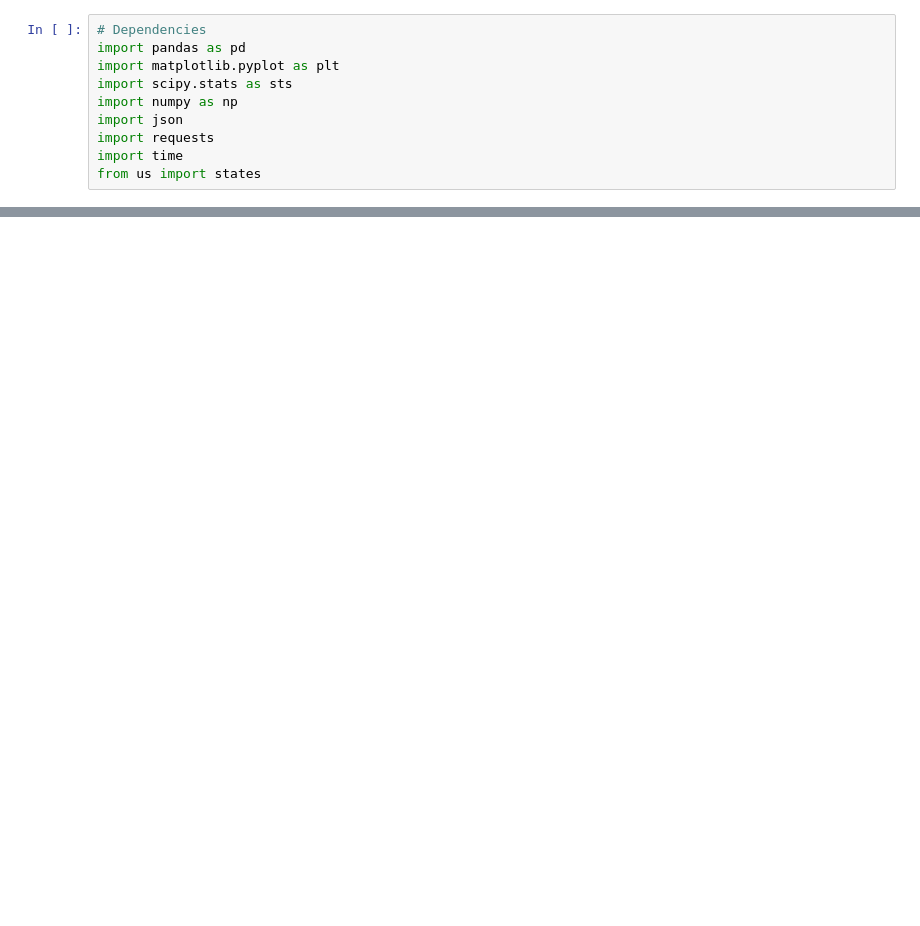
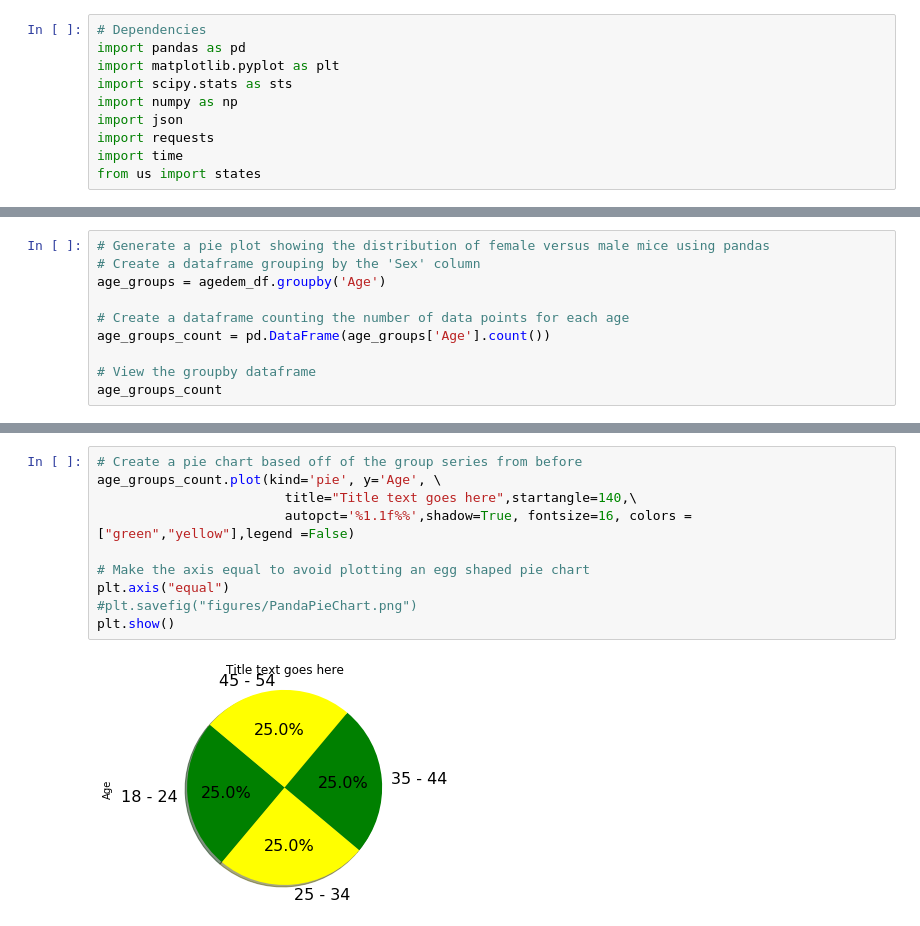
Before and after one commit to darkulzer/Project_1, a Jupyter notebook: Project1_Group2.ipynb, the cells around one changed output, grey strips where cells are left out. Cells and saved outputs as stored; diff of their text form; blank space fills up the shorter version.

```diff
--- a/Project1_Group2.ipynb
+++ b/Project1_Group2.ipynb
@@ -53,0 +57,10 @@ agedem_df.head()
+# %%
+# Generate a pie plot showing the distribution of female versus male mice using pandas
+# Create a dataframe grouping by the 'Sex' column
+age_groups = agedem_df.groupby('Age')
+
+# Create a dataframe counting the number of data points for each age
+age_groups_count = pd.DataFrame(age_groups['Age'].count())
+
+# View the groupby dataframe
+age_groups_count
@@ -53,0 +74,12 @@ agedem_df.head()
+# %%
+# Create a pie chart based off of the group series from before
+age_groups_count.plot(kind='pie', y='Age', \
+                        title="Title text goes here",startangle=140,\
+                        autopct='%1.1f%%',shadow=True, fontsize=16, colors =["green","yellow"],legend =False)
+
+# Make the axis equal to avoid plotting an egg shaped pie chart
+plt.axis("equal")
+#plt.savefig("figures/PandaPieChart.png")
+plt.show()
+# %% [output]
+[figure, added]
```
Also changed, not shown: parts of 19 cells of this notebook.
